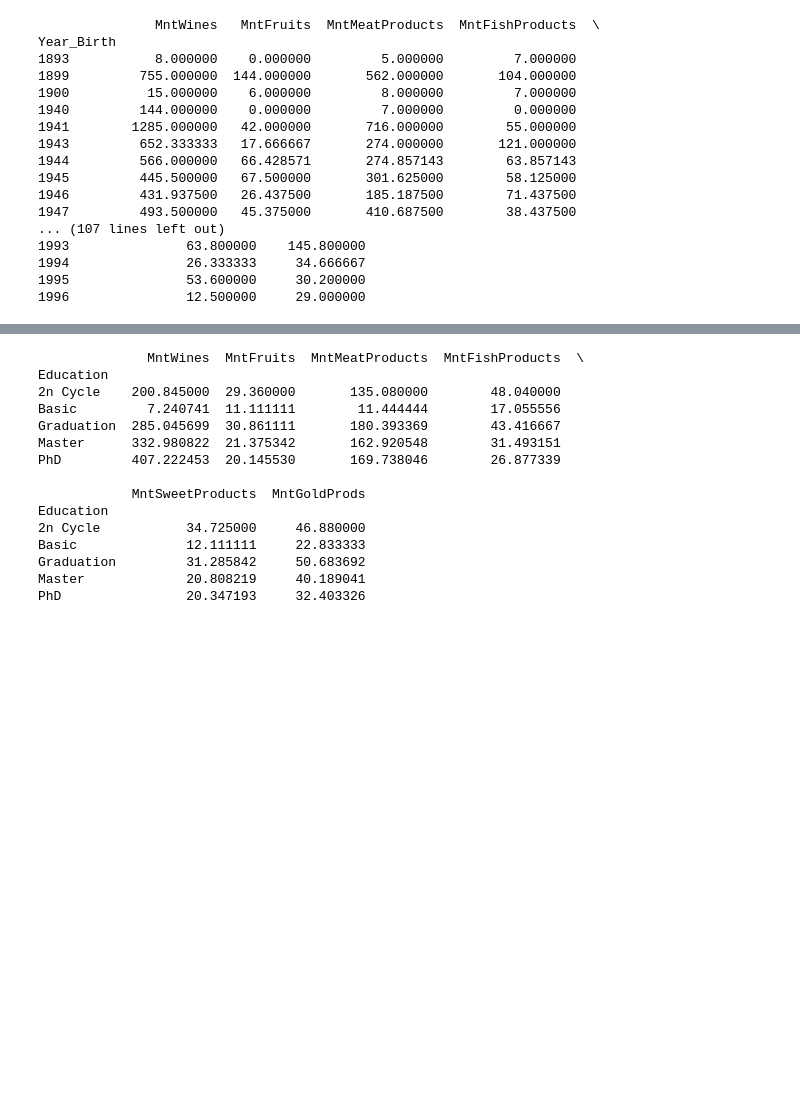
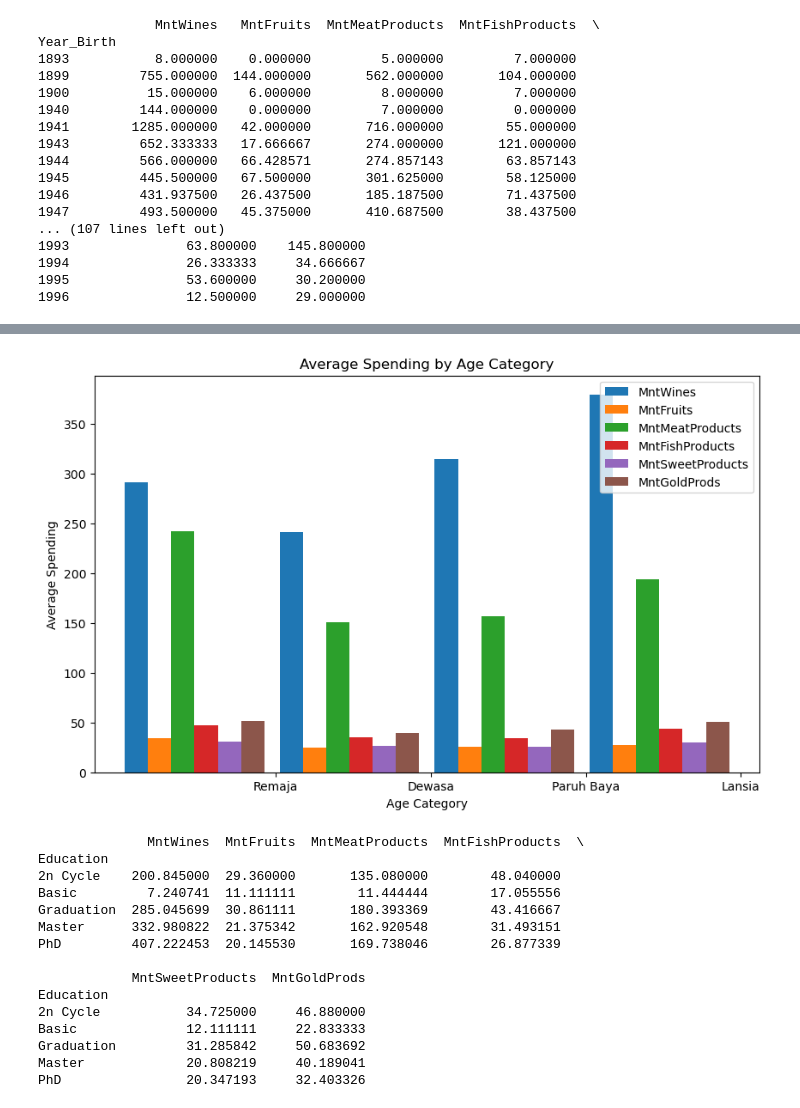
Before and after one commit to Riverroll/PurwadhikaCapstone2, a Jupyter notebook: Cap.ipynb, the cells around one changed output, grey strips where cells are left out. Cells and saved outputs as stored; diff of their text form; code cells hidden in the pictures; blank space fills up the shorter version.

```diff
--- a/Cap.ipynb
+++ b/Cap.ipynb
@@ -242,3 +223,53 @@ plt.show()
+# %%
+# Mengonversi tahun kelahiran menjadi usia
+df['Age'] = 2024 - df['Year_Birth']
+
+# Mendefinisikan kategori usia
+age_bins = [18, 35, 50, 65, np.inf]
+age_labels = ['Remaja', 'Dewasa', 'Paruh Baya', 'Lansia']
+
+# Membuat kolom baru untuk kategori usia
+df['Age_Category'] = pd.cut(df['Age'], bins=age_bins, labels=age_labels, include_lowest=True)
+
+# Mengelompokkan data berdasarkan kategori usia
+age_groups = df.groupby('Age_Category')
+
+# Menghitung rata-rata pengeluaran per kategori produk dan kategori usia
+avg_spending = age_groups[['MntWines', 'MntFruits', 'MntMeatProducts', 'MntFishProducts', 'MntSweetProducts', 'MntGoldProds']].mean()
+
+# Membuat figure dan axes
+fig, ax = plt.subplots(figsize=(10, 6))
+
+# Mengatur lebar bar
+bar_width = 0.15
+
+# Mengonversi index menjadi daftar
+index_list = [str(x) for x in list(avg_spending.index)]
+
+# Membuat posisi x-axis untuk setiap kategori produk
+x_positions = np.arange(len(index_list))
+x_ticks = [x + (len(['MntWines', 'MntFruits', 'MntMeatProducts', 'MntFishProducts', 'MntSweetProducts', 'MntGoldProds']) * bar_width) / 2 for x in x_positions]
+
+# Membuat bar chart untuk setiap kategori produk
+bars1 = ax.bar(x_positions - (len(['MntWines', 'MntFruits', 'MntMeatProducts', 'MntFishProducts', 'MntSweetProducts', 'MntGoldProds']) * bar_width) / 2, avg_spending['MntWines'], bar_width, label='MntWines')
+bars2 = ax.bar(x_positions - (len(['MntWines', 'MntFruits', 'MntMeatProducts', 'MntFishProducts', 'MntSweetProducts', 'MntGoldProds']) * bar_width) / 2 + bar_width, avg_spending['MntFruits'], bar_width, label='MntFruits')
+bars3 = ax.bar(x_positions - (len(['MntWines', 'MntFruits', 'MntMeatProducts', 'MntFishProducts', 'MntSweetProducts', 'MntGoldProds']) * bar_width) / 2 + 2 * bar_width, avg_spending['MntMeatProducts'], bar_width, label='MntMeatProducts')
+bars4 = ax.bar(x_positions - (len(['MntWines', 'MntFruits', 'MntMeatProducts', 'MntFishProducts', 'MntSweetProducts', 'MntGoldProds']) * bar_width) / 2 + 3 * bar_width, avg_spending['MntFishProducts'], bar_width, label='MntFishProducts')
+bars5 = ax.bar(x_positions - (len(['MntWines', 'MntFruits', 'MntMeatProducts', 'MntFishProducts', 'MntSweetProducts', 'MntGoldProds']) * bar_width) / 2 + 4 * bar_width, avg_spending['MntSweetProducts'], bar_width, label='MntSweetProducts')
+bars6 = ax.bar(x_positions - (len(['MntWines', 'MntFruits', 'MntMeatProducts', 'MntFishProducts', 'MntSweetProducts', 'MntGoldProds']) * bar_width) / 2 + 5 * bar_width, avg_spending['MntGoldProds'], bar_width, label='MntGoldProds')
+
+# Mengatur judul dan label sumbu
+ax.set_title('Average Spending by Age Category')
+ax.set_xlabel('Age Category')
+ax.set_ylabel('Average Spending')
+ax.set_xticks(x_ticks)
+ax.set_xticklabels(index_list)
+ax.legend()
+
+# Menampilkan plot
+plt.show()
+# %% [output]
+[figure, added]
 # %%
 # Mengelompokkan data berdasarkan tingkat pendidikan
 education_groups = df.groupby('Education')
```
Also changed, not shown: parts of 18 cells of this notebook, 1 other file.
